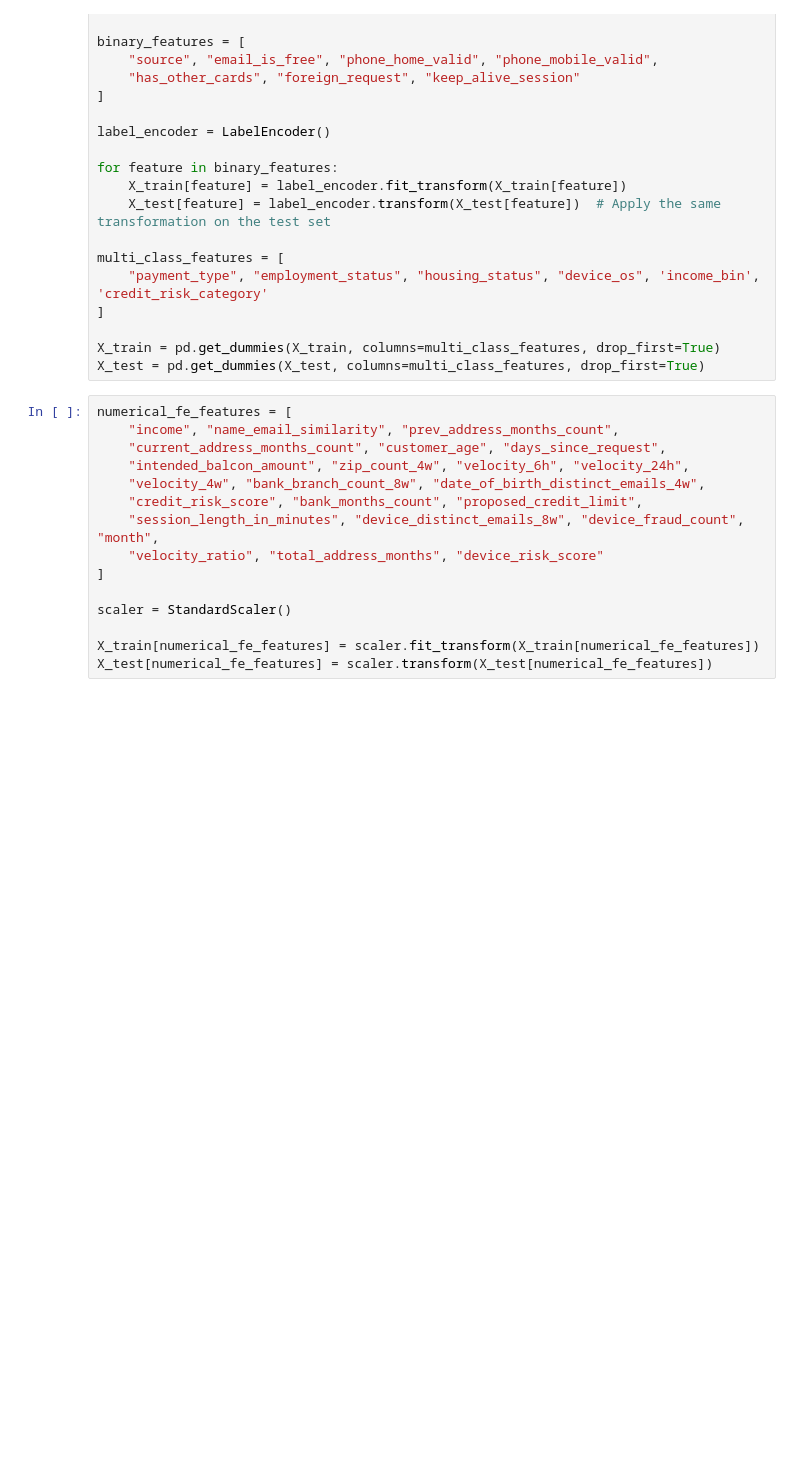
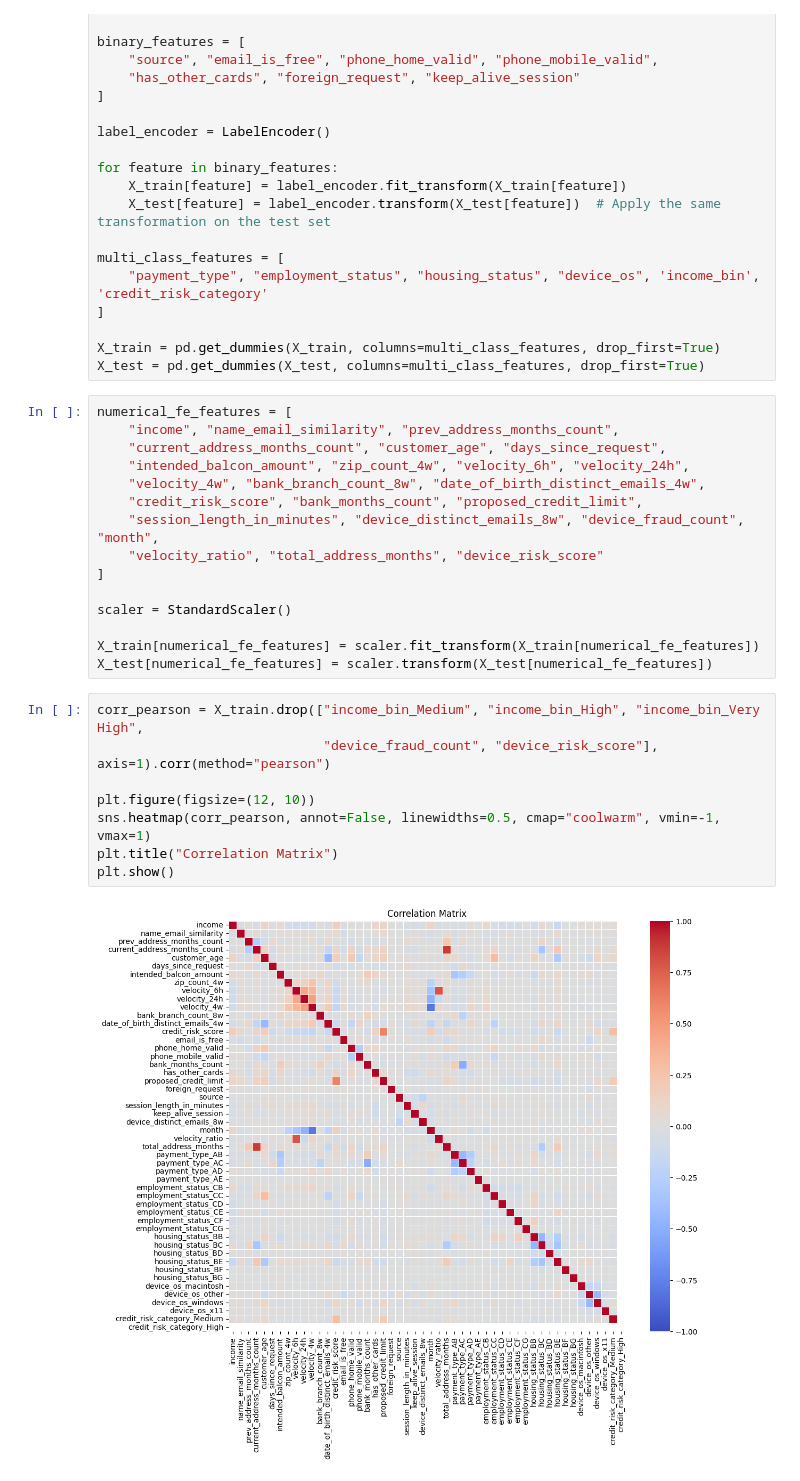
Before and after one commit to bernisschow/DSA4263-Business-and-Commerce-Fraud-Detection, a Jupyter notebook: notebooks/data_cleaning_and_eda.ipynb, the cells around one changed output. Saved outputs shown, nothing was run; the diff lists cells and outputs as text; blank space fills up the shorter version.

```diff
--- a/notebooks/data_cleaning_and_eda.ipynb
+++ b/notebooks/data_cleaning_and_eda.ipynb
@@ -292,3 +292,13 @@ scaler = StandardScaler()
 
 X_train[numerical_fe_features] = scaler.fit_transform(X_train[numerical_fe_features])
 X_test[numerical_fe_features] = scaler.transform(X_test[numerical_fe_features])
+# %%
+corr_pearson = X_train.drop(["income_bin_Medium", "income_bin_High", "income_bin_Very High",
+                             "device_fraud_count", "device_risk_score"], axis=1).corr(method="pearson")
+
+plt.figure(figsize=(12, 10))
+sns.heatmap(corr_pearson, annot=False, linewidths=0.5, cmap="coolwarm", vmin=-1, vmax=1)
+plt.title("Correlation Matrix")
+plt.show()
+# %% [output]
+[figure, added]
```
Also changed, not shown: parts of 2 cells of this notebook.
